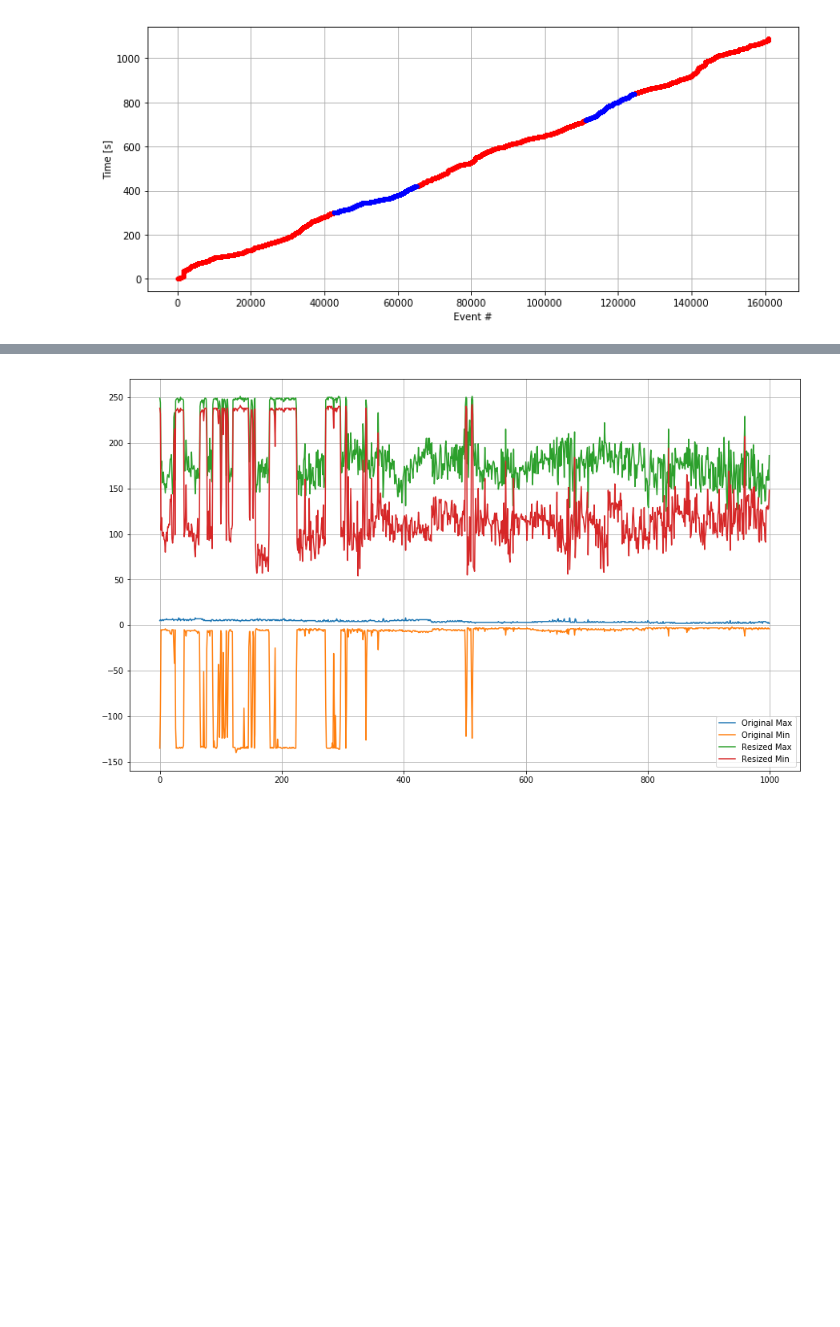
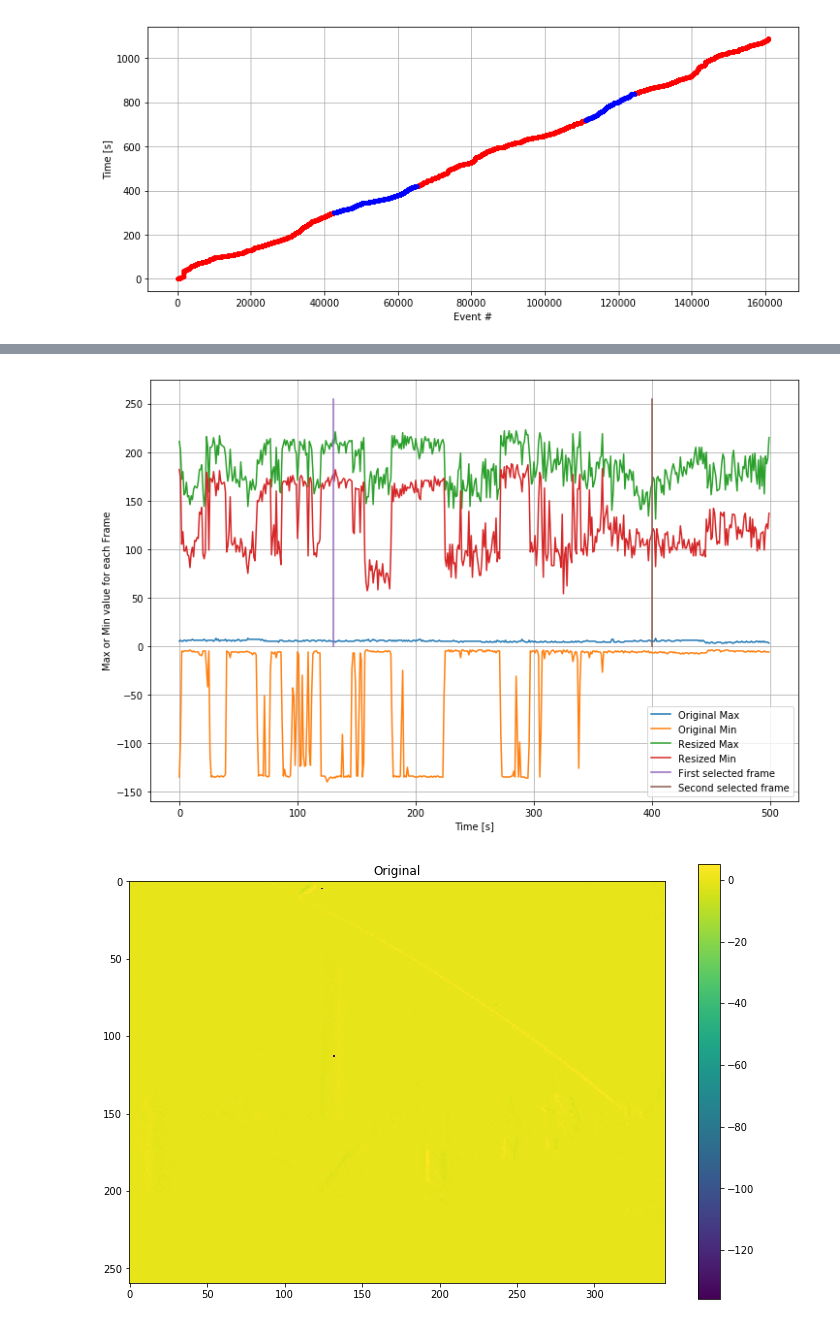
Before and after one commit to SensorsINI/ddd20-utils, a Jupyter notebook: Data Visualization.ipynb, the cells around one changed output, grey strips where cells are left out. Drawn from its saved outputs; the diff is of its cells as text; code cells hidden in the pictures; blank space fills up the shorter version.

```diff
--- a/Data Visualization.ipynb
+++ b/Data Visualization.ipynb
@@ -191,29 +191,58 @@ print(np.nanmin(times), np.nanmax(times), np.nanmax(times)-np.nanmin(times))
 [figure]
 # %%
 filename = '/home/dneil/datasets/driving/rec1487864316_bin10ms.hdf5'
-scan_len = 1000
+scan_len = 500
+zoom_1 = 130
+zoom_2 = 400
 orig_key = 'dvs_frame'
 resized_key = 'dvs_frame_60x80'
 
 f = h5py.File(filename, 'r')
 maxes = np.zeros((scan_len,))
 mins = np.zeros((scan_len,))
 resized_maxes = np.zeros((scan_len,))
 resized_mins = np.zeros((scan_len,))
 for idx in range(scan_len):
     data = np.array(f[orig_key][idx])
     maxes[idx] = np.max(data)
     mins[idx] = np.min(data)
 
     resized_data = np.array(f[resized_key][idx])
     resized_maxes[idx] = np.max(resized_data)
     resized_mins[idx] = np.min(resized_data)
-plt.figure(figsize=(15,9))
+plt.figure(figsize=(12,8))
 plt.plot(maxes, label='Original Max')
 plt.plot(mins, label='Original Min')
 plt.plot(resized_maxes, label='Resized Max')
 plt.plot(resized_mins, label='Resized Min')
+plt.plot([zoom_1, zoom_1], [0, 255], label='First selected frame')
+plt.plot([zoom_2, zoom_2], [0, 255], label='Second selected frame')
 plt.legend()
 plt.grid(which='both')
+plt.xlabel('Time [s]')
+plt.ylabel('Max or Min value for each Frame')
+plt.savefig('maxes_mins_dvs.png')
+
+plt.figure(figsize=(12,8))
+plt.imshow(f[orig_key][zoom_1])
+plt.colorbar()
+plt.title('Original')
+
+plt.figure(figsize=(12,8))
+plt.imshow(np.clip(f[orig_key][zoom_1], -15, 15))
+plt.colorbar()
+plt.title('Clipped to +/-15')
+
+plt.figure(figsize=(12,8))
+plt.imshow(f[resized_key][zoom_1])
+plt.colorbar()
+plt.title('Resized')
+
+plt.figure(figsize=(12,8))
+plt.imshow(f[orig_key][zoom_2])
+plt.colorbar()
+plt.title('Different example, comparison')
+f.close()
 # %% [output]
-[figure, old version]
+[figure, new version]
+[figure, added]
```
Also changed, not shown: parts of 4 cells of this notebook, 2 other files.
